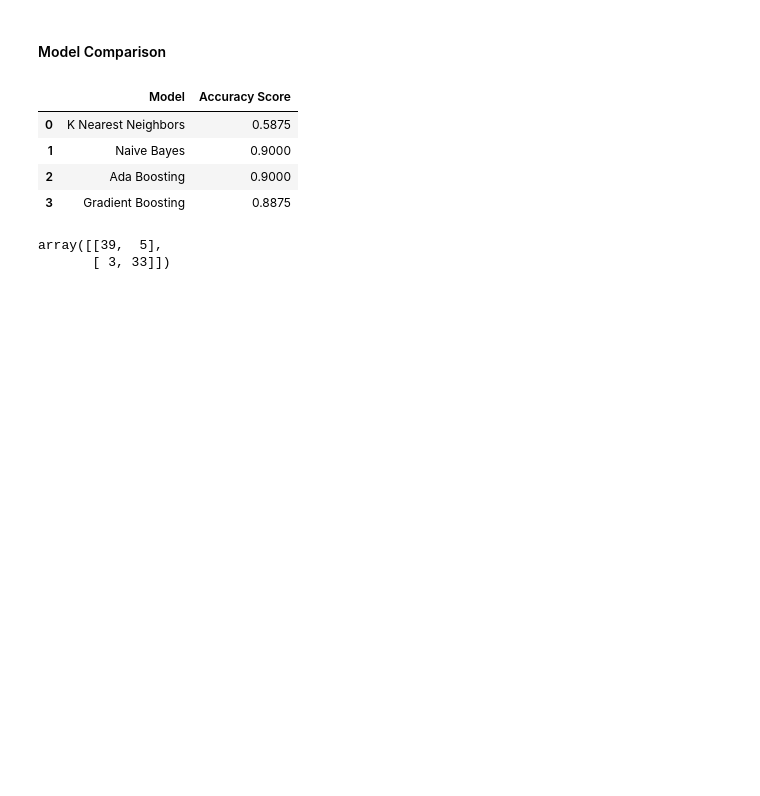
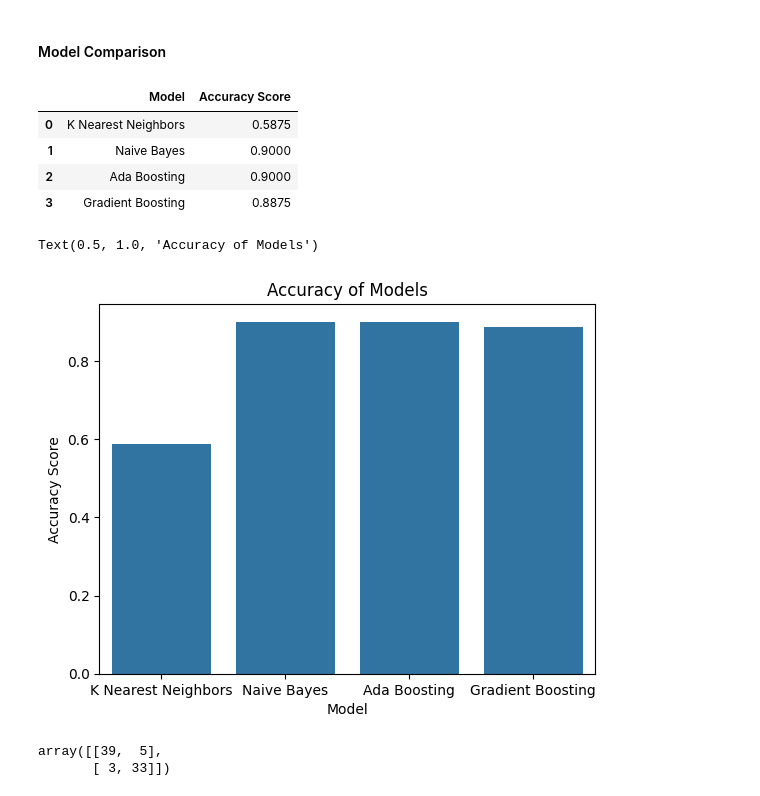
Before and after one commit to sha2992/Trump-Vs-Trudeau-Tweets, a Jupyter notebook: Trump Vs Trudeau.ipynb, the cells around one changed output. Drawn from its saved outputs; the diff is of its cells as text; code cells hidden in the pictures; blank space fills up the shorter version.

```diff
--- a/Trump Vs Trudeau.ipynb
+++ b/Trump Vs Trudeau.ipynb
@@ -161,6 +163,15 @@ compare_models
 | 1 | Naive Bayes | 0.9000 |
 | 2 | Ada Boosting | 0.9000 |
 | 3 | Gradient Boosting | 0.8875 |
+# %%
+sns.barplot(data=compare_models
+            , x='Model'
+            , y='Accuracy Score')
+
+plt.title("Accuracy of Models")
+# %% [output]
+Text(0.5, 1.0, 'Accuracy of Models')
+[figure, added]
 # %%
 confusion_matrix(y_test,y_pred)
 # %% [output]
```
Also changed, not shown: parts of 1 cell of this notebook.
